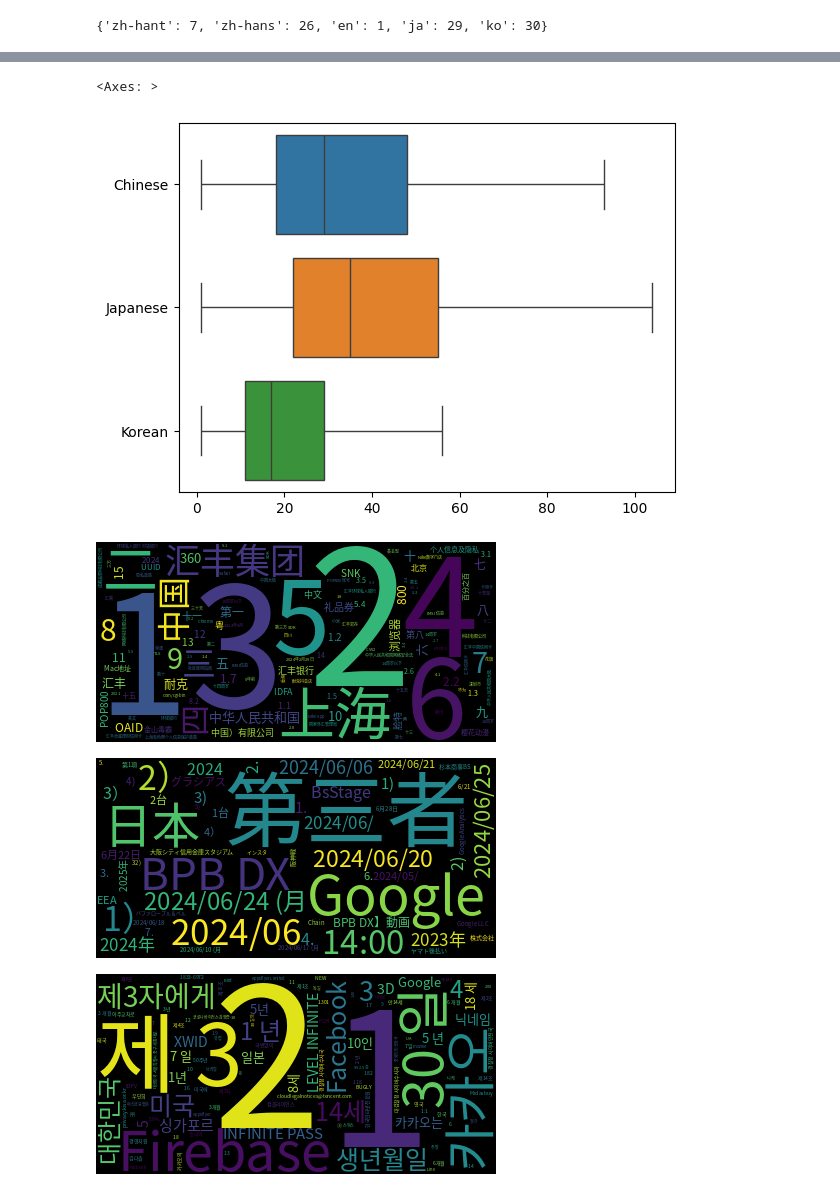
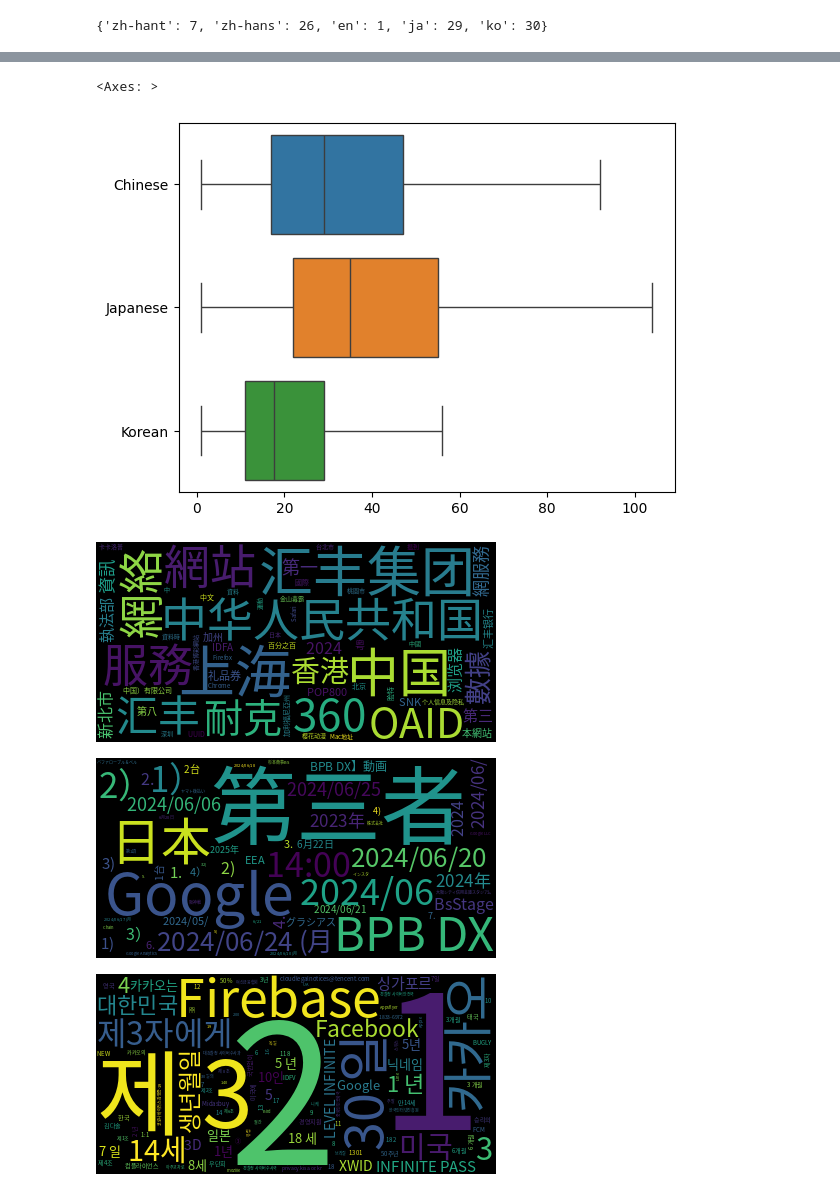
Before and after one commit to Pknakamura/MultiLangPolicyScanner_JPTokenization, a Jupyter notebook: workFolder4Jack/preprocessing.ipynb, the cells around one changed output, grey strips where cells are left out. Cells and saved outputs as stored; diff of their text form; code cells hidden in the pictures.

```diff
--- a/workFolder4Jack/preprocessing.ipynb
+++ b/workFolder4Jack/preprocessing.ipynb
@@ -24,33 +11,27 @@ ja_nlp.max_length
 # %%
-# Max length in bytes of the text that can be passed into the parser
-MAX_CHUNK_LEN = 3 * int((2**16 - 1) / 4)
+def collect_policies(path: Path | str) -> dict[str, list[str]]:
+    """Collects all privacy policies in a directory.
 
-punct = spacy.lang.punctuation.PUNCT.replace("\\", "").split("|")
+    Args:
+        path (Path | str): Path to privacy policies.
 
-
-def collect_policies(path: Path | str) -> dict[str, list[str]]:
+    Returns:
+        dict[str, list[str]]: A `dict` mapping language to a list of privacy policies.
+    """
     raw_texts: list[str] = []
 
     for parent, _, files in os.walk(path):
         for filename in files:
+            # Only collect files ending in `.txt`.
             if filename.split(".")[-1] != "txt":
                 continue
             with open(f"{parent}/{filename}", "r") as file:
-                file_text = file.read()
-                while len(file_text.encode("utf-8")) > MAX_CHUNK_LEN:
-                    # Divide by 4 as one utf-8 character can be up to 4 bytes long.
-                    cursor = MAX_CHUNK_LEN // 4
-                    while file_text[cursor] not in punct:
-                        cursor -= 1
-
-                    raw_texts.append(file_text[0:cursor])
-                    file_text = file_text[cursor:]
-                raw_texts.append(file_text)
+                for chunk in preprocess.split(file.read(), preprocess.MAX_JA_CHUNK_LEN):
+                    raw_texts.append(chunk)
 
     classified: dict[str, list[str]] = {}
-    classifier = LID()
     for text in raw_texts:
-        lang = classifier.predict(text)
+        lang = preprocess.classify(text)
         try:
             classified[lang].append(text)
         except KeyError:
@@ -138 +56,5 @@ df
+# %%
+cn_docs = preprocess.process_spacy(pols["zh-hant"] + pols["zh-hans"],"cn")
+ja_docs = preprocess.process_spacy(pols["ja"],"ja")
+ko_docs = preprocess.process_spacy(pols["ko"],"ko")
 # %%
@@ -143,7 +79,7 @@ Privacy Policy | 動画 PRODUCT 編集 ロードマップ動画 PRODUCT 編集
 # %%
 sb.boxplot(
     {
-        "Chinese": toks_per_sent(zh_docs),
+        "Chinese": toks_per_sent(cn_docs),
         "Japanese": toks_per_sent(ja_docs),
         "Korean": toks_per_sent(ko_docs),
     },
@@ -152,7 +88,7 @@ sb.boxplot(
 )
 # %% [output]
 <Axes: >
-[figure, old version]
+[figure, new version]
 # %%
 def get_freqs(text: list[str]) -> dict[str, int]:
     freq = {}
@@ -168,24 +104,30 @@ font_path = "/usr/share/fonts/noto-cjk/NotoSansCJK-Regular.ttc"
 # %%
 # Chinese
 cloud = wordcloud.WordCloud(font_path=font_path)
-freqs = get_freqs([str(ent) for doc in zh_docs for ent in doc.ents])
+freqs = get_freqs(
+    [ent.text for doc in cn_docs for ent in doc.ents if ent.label_ != "CARDINAL"]
+)
 cloud.generate_from_frequencies(freqs)
 cloud.to_image()
 # %% [output]
-[figure, old version]
+[figure, new version]
 # %%
 # Japanese
 cloud = wordcloud.WordCloud(font_path=font_path)
-freqs = get_freqs([str(ent) for doc in ja_docs for ent in doc.ents])
+freqs = get_freqs(
+    [ent.text for doc in ja_docs for ent in doc.ents if ent.label_ != "CARDINAL"]
+)
 cloud.generate_from_frequencies(freqs)
 cloud.to_image()
 # %% [output]
-[figure, old version]
+[figure, new version]
 # %%
 # Korean
 cloud = wordcloud.WordCloud(font_path=font_path)
-freqs = get_freqs([str(ent) for doc in ko_docs for ent in doc.ents])
+freqs = get_freqs(
+    [ent.text for doc in ko_docs for ent in doc.ents if ent.label_ != "CARDINAL"]
+)
 cloud.generate_from_frequencies(freqs)
 cloud.to_image()
 # %% [output]
-[figure, old version]
+[figure, new version]
```
Also changed, not shown: parts of 11 cells of this notebook, 2 other files.
